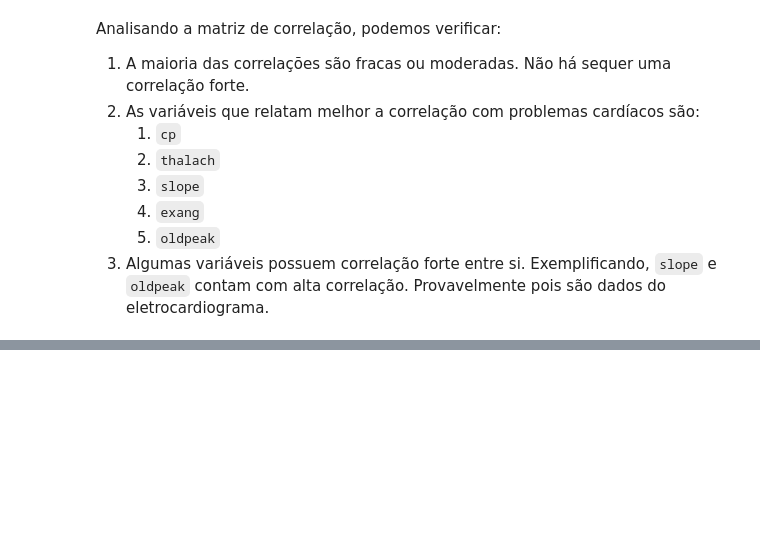
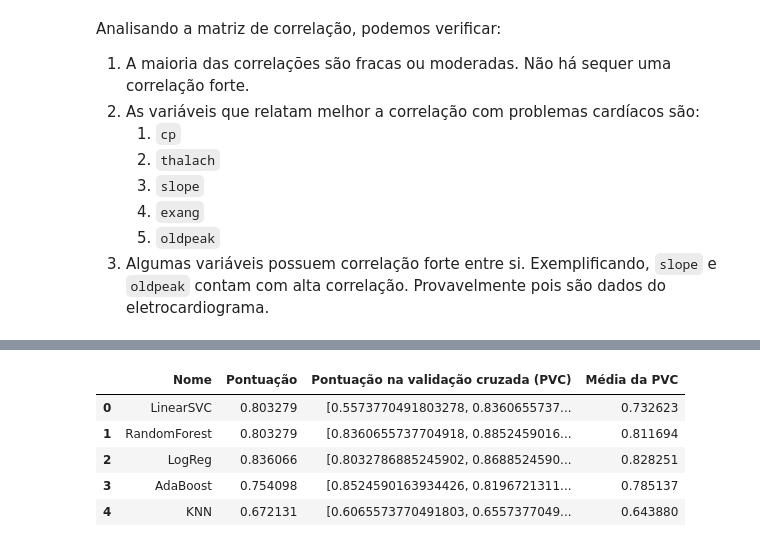
Before and after one commit to pesadaum/heart-disease-analysis, a Jupyter notebook: heart_disease_analysis.ipynb, the cells around one changed output, grey strips where cells are left out. Cells and saved outputs as stored; diff of their text form; code cells hidden in the pictures; blank space fills up the shorter version.

```diff
--- a/heart_disease_analysis.ipynb
+++ b/heart_disease_analysis.ipynb
@@ -284,0 +310,26 @@ ax.legend(model_df.columns)
+# %%
+from sklearn.model_selection import cross_val_score
+
+def train_cv_score(models):
+  np.random.seed(6)
+
+  X = df.drop('target', axis=1)
+  y = df['target']
+  X_train, X_test, y_train, y_test = train_test_split(X, y, test_size=0.2)
+
+  scores_list = []
+  for name, model in models.items():
+
+    model_scores = {}
+
+    model.fit(X_train, y_train)
+    score = model.score(X_test, y_test)
+    cv_score = cross_val_score(model, X, y, cv = 5)
+
+    model_scores['Nome'] = name
+    model_scores['Pontuação'] = score
+    model_scores['Pontuação na validação cruzada (PVC)'] = cv_score
+    model_scores['Média da PVC'] = np.mean(cv_score)
+
+    scores_list.append(model_scores)
+  return scores_list
@@ -284,0 +338,9 @@ ax.legend(model_df.columns)
+# %%
+df_cv_models
+# %% [output]
+|  | Nome | Pontuação | Pontuação na validação cruzada (PVC) | Média da PVC |
+| 0 | LinearSVC | 0.803279 | [0.5573770491803278, 0.8360655737... | 0.732623 |
+| 1 | RandomForest | 0.803279 | [0.8360655737704918, 0.8852459016... | 0.811694 |
+| 2 | LogReg | 0.836066 | [0.8032786885245902, 0.8688524590... | 0.828251 |
+| 3 | AdaBoost | 0.754098 | [0.8524590163934426, 0.8196721311... | 0.785137 |
+| 4 | KNN | 0.672131 | [0.6065573770491803, 0.6557377049... | 0.643880 |
```
Also changed, not shown: parts of 10 cells of this notebook.
